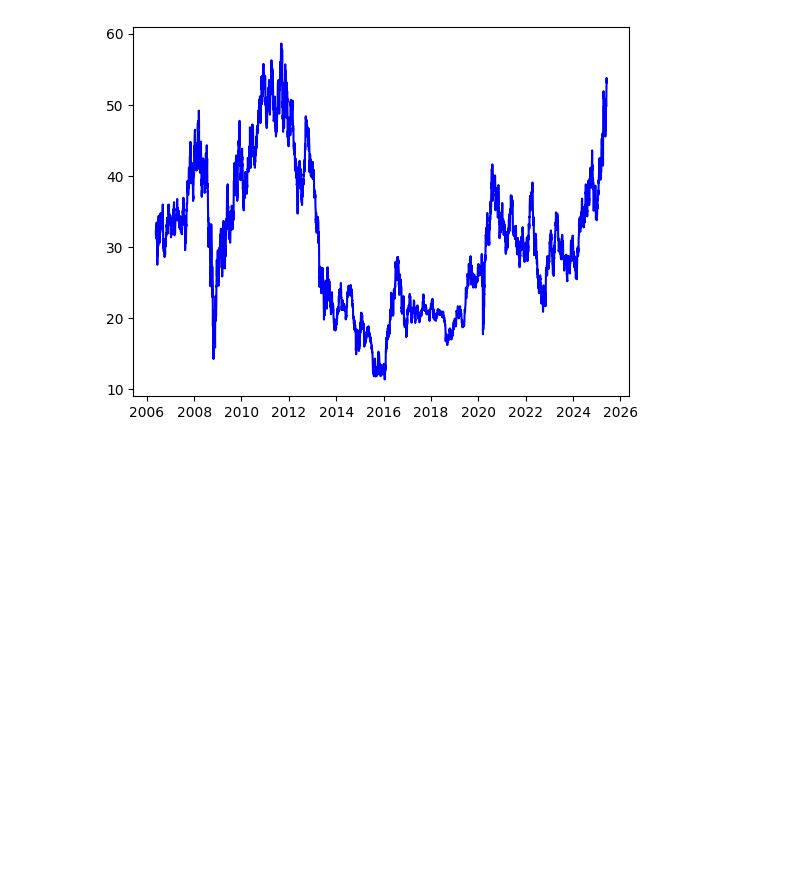
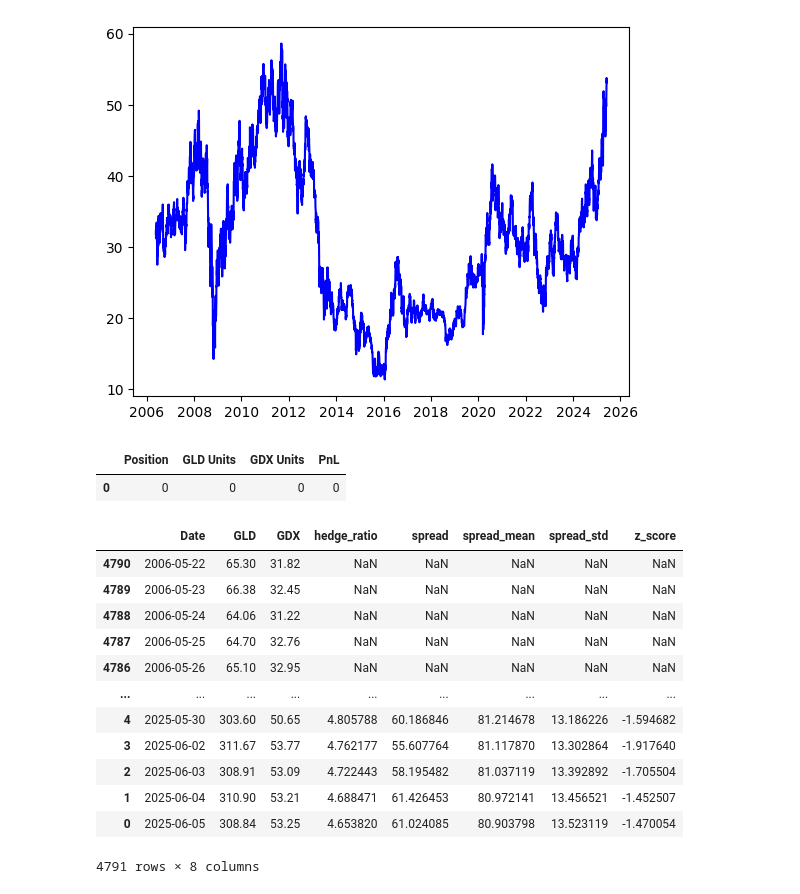
Before and after one commit to finlayrossdavie/simple_trading_system, a Jupyter notebook: systems/newsystems/goldspread/hedgeratio.ipynb, the cells around one changed output. Cells and saved outputs as stored; diff of their text form; code cells hidden in the pictures; blank space fills up the shorter version.

```diff
--- a/systems/newsystems/goldspread/hedgeratio.ipynb
+++ b/systems/newsystems/goldspread/hedgeratio.ipynb
@@ -62,3 +62,38 @@ plt.plot(prices['Date'], prices['GDX'], label='Spread', color='blue')
 # %% [output]
 [<matplotlib.lines.Line2D at 0x...>]
 [figure]
+# %%
+def backtester(data, entry_threshold=2, exit_threshold=1):
+    position = np.nan((len(data),4)) # position, GLD units, GDX units, PnL
+    position[399,:] = np.array([0, 0, 0, 0])  # Initialize first position
+    for i in range(400, len(data)-1):
+        if data['z_score'].iloc[i] > entry_threshold:
+            if position[i-1,0] == -1:  # If already short
+                position[i,:] = np.array([-1, position[i-1,1], position[i-1,2], position[i-1,3]])
+            elif position[i-1,0] == 0:  # If flat
+                position[i,:] = np.array([-1, -data['GLD'].iloc[i], data['hedge_ratio'].iloc[i] * data['GLD'].iloc[i], position[i-1,3]])
+            else:  # If long
+                pnl = position[i-1,3] + ()
+                position[i,:] = np.array([-1])
+            position[i,:] =
+    return position
+backtester(1)
+# %% [output]
+|  | Position | GLD Units | GDX Units | PnL |
+| 0 | 0 | 0 | 0 | 0 |
+# %%
+prices
+# %% [output]
+|  | Date | GLD | GDX | hedge_ratio | spread | spread_mean | spread_std | z_score |
+| 4790 | 2006-05-22 | 65.30 | 31.82 | NaN | NaN | NaN | NaN | NaN |
+| 4789 | 2006-05-23 | 66.38 | 32.45 | NaN | NaN | NaN | NaN | NaN |
+| 4788 | 2006-05-24 | 64.06 | 31.22 | NaN | NaN | NaN | NaN | NaN |
+| 4787 | 2006-05-25 | 64.70 | 32.76 | NaN | NaN | NaN | NaN | NaN |
+| 4786 | 2006-05-26 | 65.10 | 32.95 | NaN | NaN | NaN | NaN | NaN |
+| ... | ... | ... | ... | ... | ... | ... | ... | ... |
+| 4 | 2025-05-30 | 303.60 | 50.65 | 4.805788 | 60.186846 | 81.214678 | 13.186226 | -1.594682 |
+| 3 | 2025-06-02 | 311.67 | 53.77 | 4.762177 | 55.607764 | 81.117870 | 13.302864 | -1.917640 |
+| 2 | 2025-06-03 | 308.91 | 53.09 | 4.722443 | 58.195482 | 81.037119 | 13.392892 | -1.705504 |
+| 1 | 2025-06-04 | 310.90 | 53.21 | 4.688471 | 61.426453 | 80.972141 | 13.456521 | -1.452507 |
+| 0 | 2025-06-05 | 308.84 | 53.25 | 4.653820 | 61.024085 | 80.903798 | 13.523119 | -1.470054 |
+4791 rows × 8 columns
```
